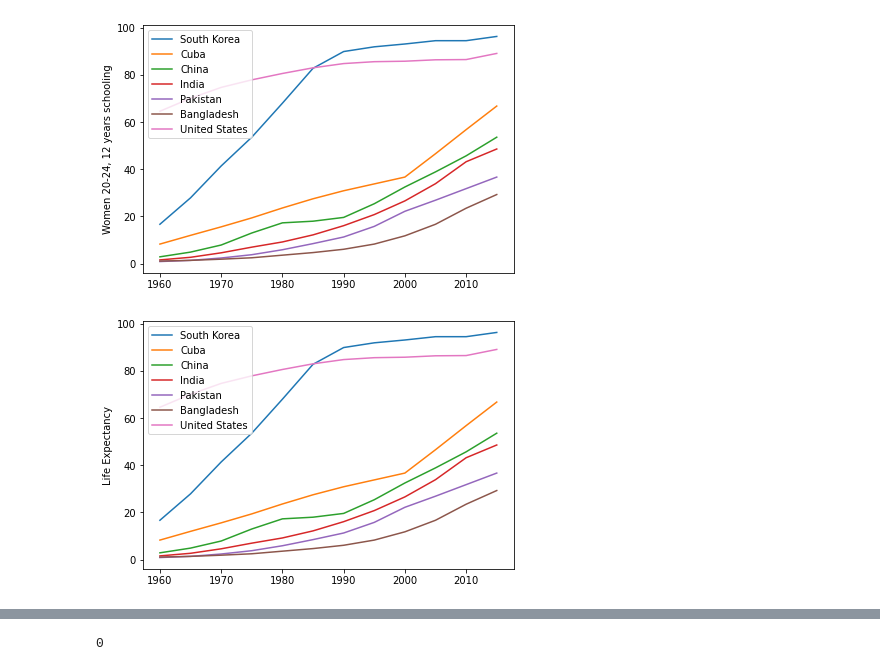
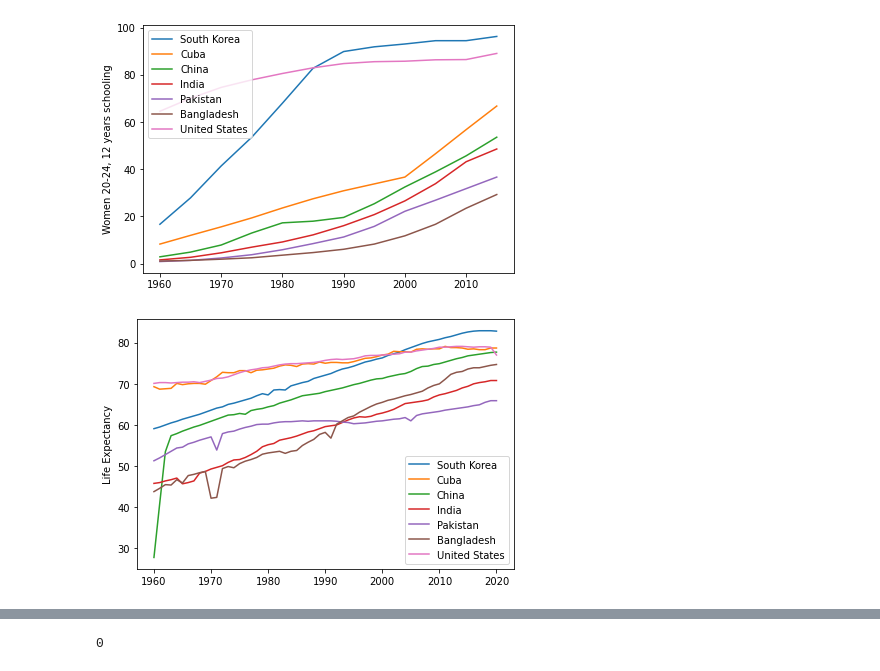
Before and after one commit to jaya-shankar/LiveSessionPlots, a Jupyter notebook: Krishna_Plots_(LE,GDP).ipynb, the cells around one changed output, grey strips where cells are left out. Drawn from its saved outputs; the diff is of its cells as text; code cells hidden in the pictures.

Commit message:
"added graphes"

```diff
--- a/Krishna_Plots_(LE,GDP).ipynb
+++ b/Krishna_Plots_(LE,GDP).ipynb
@@ -202,11 +185,11 @@ build_graph('Women 20-24, 12 years schooling','3')
 # %%
 initial_comp_rate   = 10
 final_comp_rate     = 90
-
+edu_level           = life_expectancy
 toggle              = False
 build_graph('Life Expectancy','5')
 # %% [output]
-[figure, old version]
+[figure, new version]
 # %%
 edu_level           = total_fertility
 initial_comp_rate   = 0
```
Also changed, not shown: parts of 5 cells of this notebook, 1 other file.
